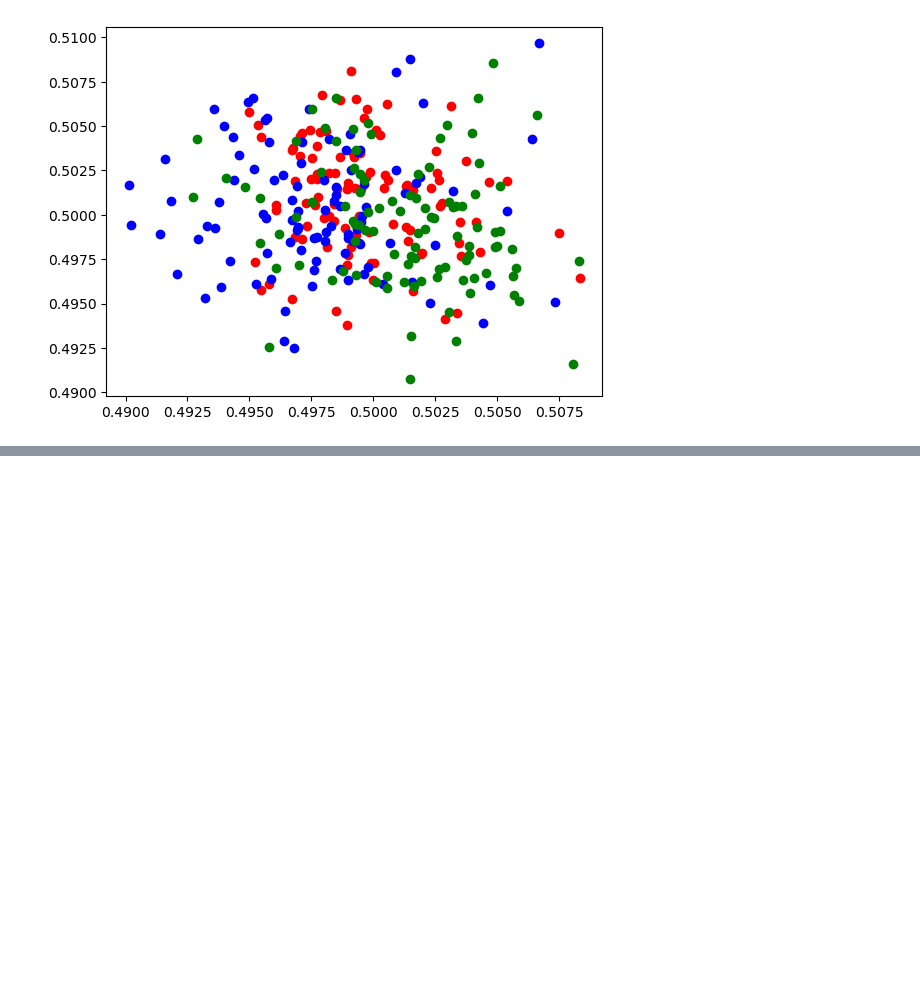
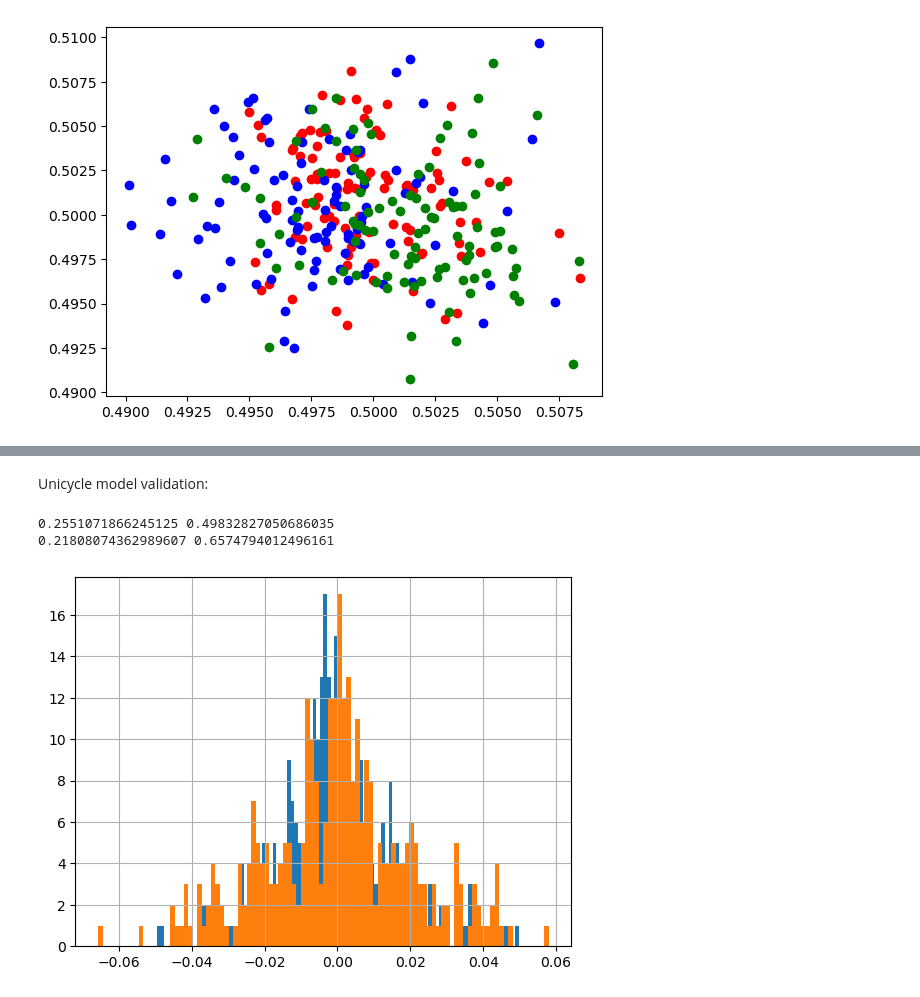
Before and after one commit to AntoSave/mujoco_mpc, a Jupyter notebook: tuning/teleop_data_analysis.ipynb, the cells around one changed output, grey strips where cells are left out. Drawn from its saved outputs; the diff is of its cells as text; code cells hidden in the pictures; blank space fills up the shorter version.

```diff
--- a/tuning/teleop_data_analysis.ipynb
+++ b/tuning/teleop_data_analysis.ipynb
@@ -330,0 +419,17 @@ plt.scatter(right_samples[:,0], right_samples[:,1], c='g', label='right')
+# %% [markdown]
+Unicycle model validation:
+# %%
+x_c = df['x'].shift(1)-df['v_fw']/df['omega_calc']*np.sin(df['theta'].shift(1))
+y_c = df['y'].shift(1)+df['v_fw']/df['omega_calc']*np.cos(df['theta'].shift(1))
+x_new = x_c + df['v_fw']/df['omega_calc']*np.sin(df['theta'].shift(1)+df['omega_calc']*new_timestep)
+y_new = y_c - df['v_fw']/df['omega_calc']*np.cos(df['theta'].shift(1)+df['omega_calc']*new_timestep)
+x_error = x_new - df['x']
+y_error = y_new - df['y']
+(x_error).hist(bins=100)
+(y_error).hist(bins=100)
+print(np.abs(df['vx']).mean(), np.abs(x_error).max()/new_timestep)
+print(np.abs(df['vy']).mean(), np.abs(y_error).max()/new_timestep)
+# %% [output]
+0.2551071866245125 0.49832827050686035
+0.21808074362989607 0.6574794012496161
+[figure, added]
```
Also changed, not shown: parts of 46 cells of this notebook.
